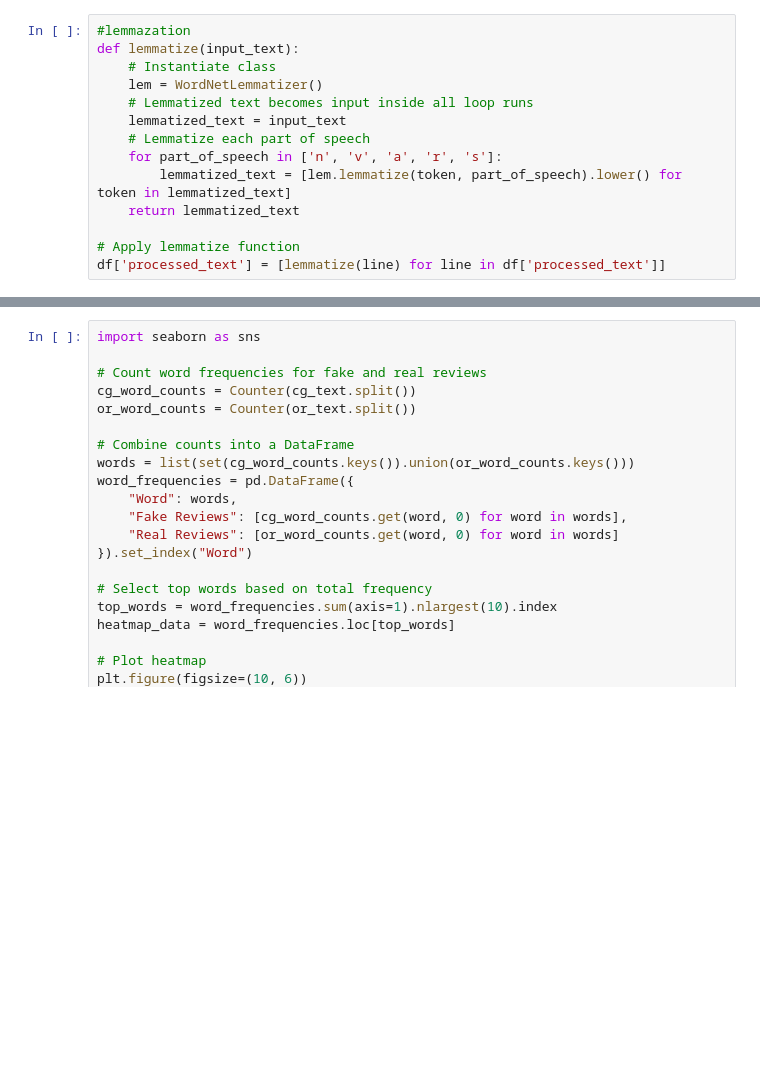
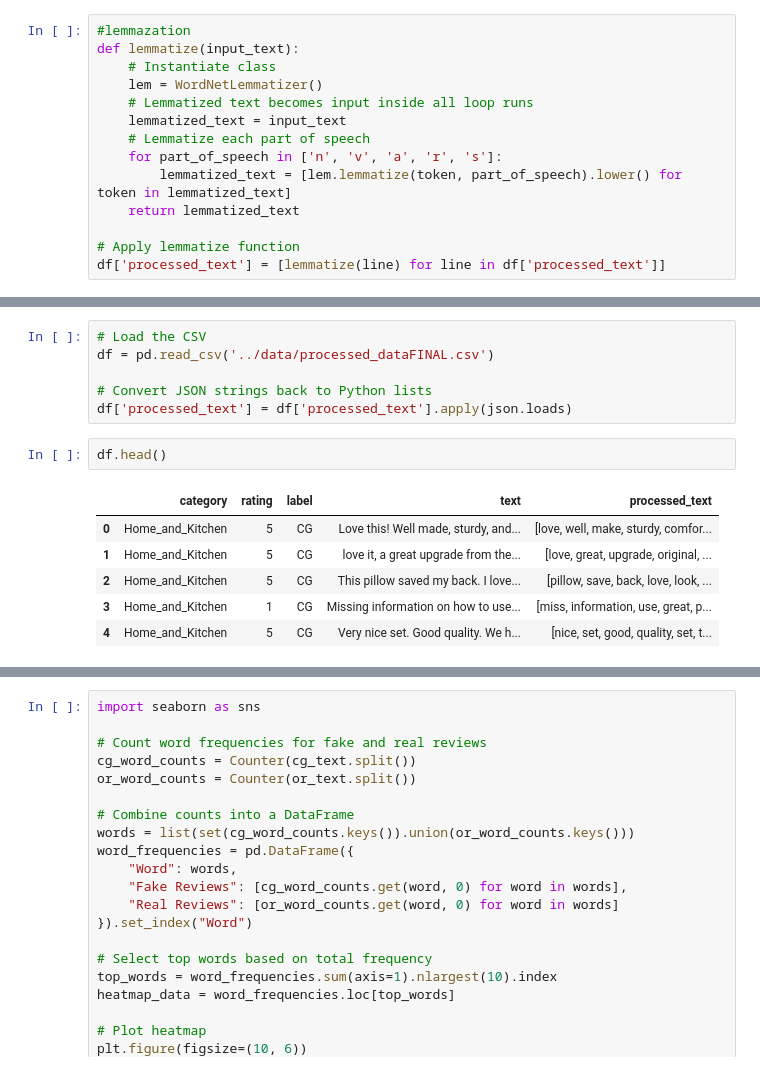
Before and after one commit to malfriduranna/02807_final_project, a Jupyter notebook: notebooks/vedis.ipynb, the cells around one changed output, grey strips where cells are left out. Saved outputs shown, nothing was run; the diff lists cells and outputs as text; blank space fills up the shorter version.

```diff
--- a/notebooks/vedis.ipynb
+++ b/notebooks/vedis.ipynb
@@ -144,3 +154,18 @@ df.to_csv('../data/processed_data.csv', index=False, header=True)
+# %%
+# Load the CSV
+df = pd.read_csv('../data/processed_dataFINAL.csv')
+
+# Convert JSON strings back to Python lists
+df['processed_text'] = df['processed_text'].apply(json.loads)
+# %%
+df.head()
+# %% [output]
+|  | category | rating | label | text | processed_text |
+| 0 | Home_and_Kitchen | 5 | CG | Love this! Well made, sturdy, and... | [love, well, make, sturdy, comfor... |
+| 1 | Home_and_Kitchen | 5 | CG | love it, a great upgrade from the... | [love, great, upgrade, original, ... |
+| 2 | Home_and_Kitchen | 5 | CG | This pillow saved my back. I love... | [pillow, save, back, love, look, ... |
+| 3 | Home_and_Kitchen | 1 | CG | Missing information on how to use... | [miss, information, use, great, p... |
+| 4 | Home_and_Kitchen | 5 | CG | Very nice set. Good quality. We h... | [nice, set, good, quality, set, t... |
 # %%
 # Separate CG and OR reviews
 cg_text = ' '.join([' '.join(words) for words in df[df['label'] == 'CG']['processed_text']])
```
Also changed, not shown: parts of 7 cells of this notebook, 1 other file.
